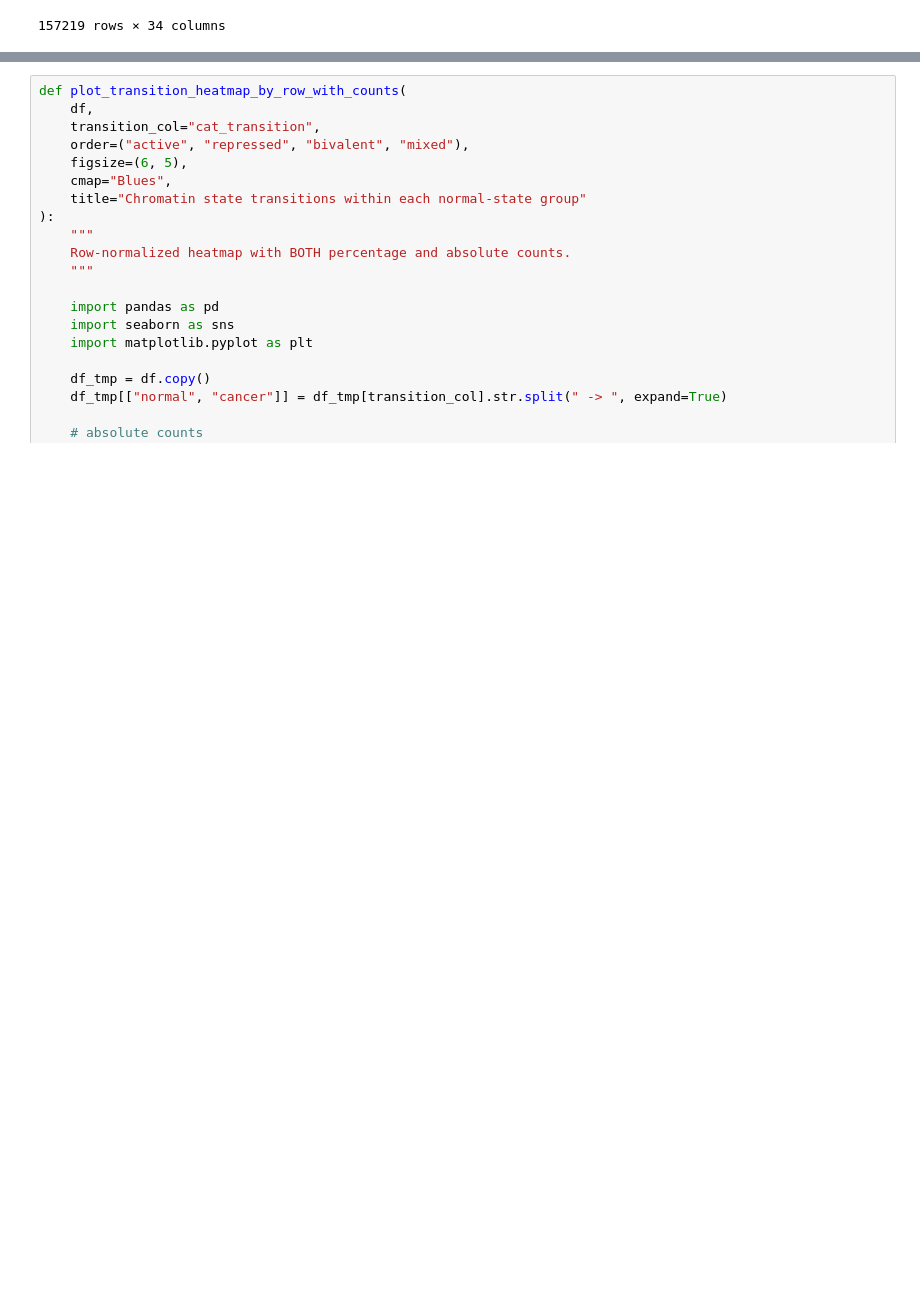
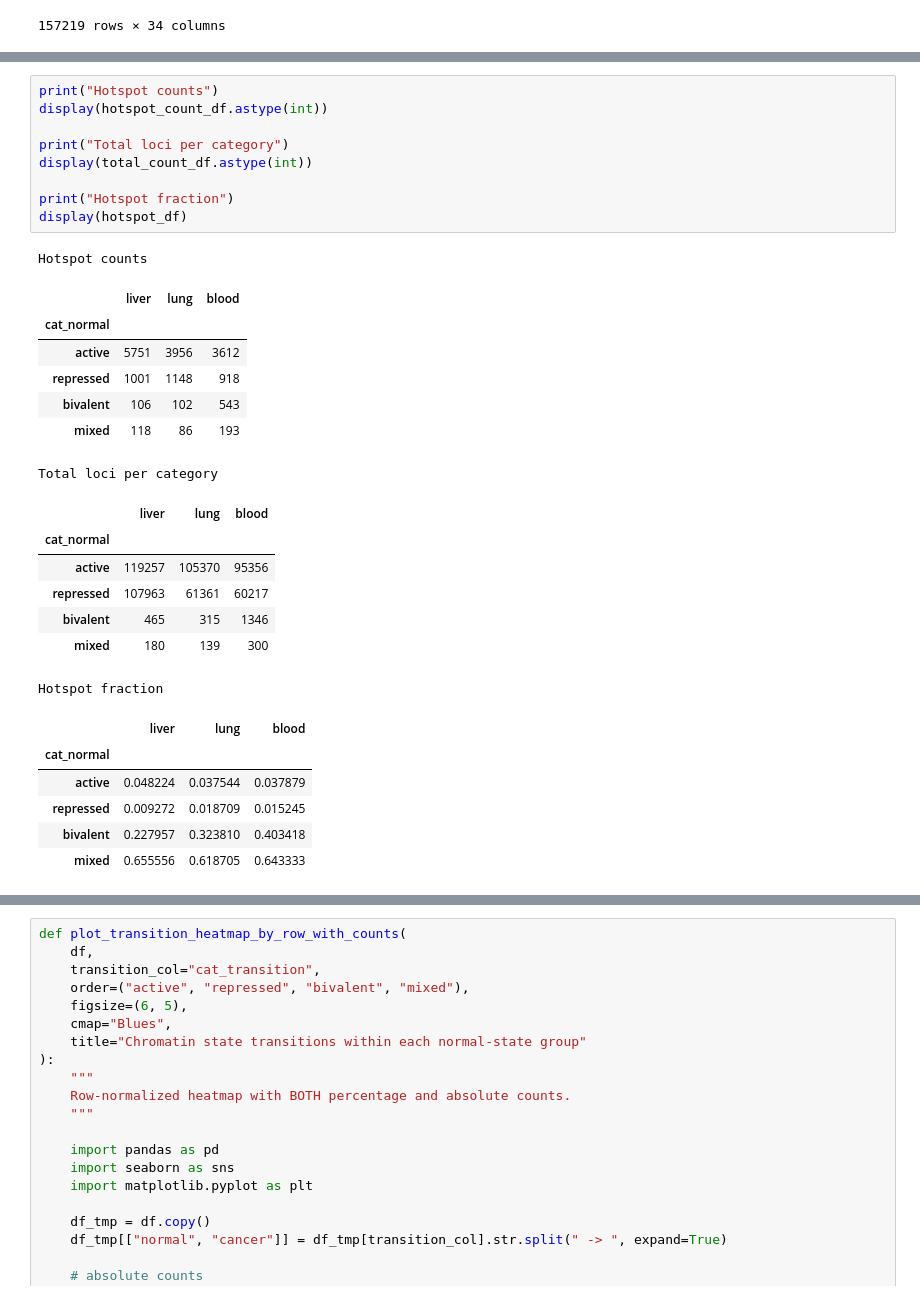
Before and after one commit to caocao0525/HERV, a Jupyter notebook: herv_util_clean.ipynb, the cells around one changed output, grey strips where cells are left out. Saved outputs shown, nothing was run; the diff lists cells and outputs as text; blank space fills up the shorter version.

```diff
--- a/herv_util_clean.ipynb
+++ b/herv_util_clean.ipynb
@@ -681,0 +742,31 @@ NORMAL CELLS
+# %%
+print("Hotspot counts")
+display(hotspot_count_df.astype(int))
+
+print("Total loci per category")
+display(total_count_df.astype(int))
+
+print("Hotspot fraction")
+display(hotspot_df)
+# %% [output]
+Hotspot counts
+|  | liver | lung | blood |
+| cat_normal |  |  |  |
+| active | 5751 | 3956 | 3612 |
+| repressed | 1001 | 1148 | 918 |
+| bivalent | 106 | 102 | 543 |
+| mixed | 118 | 86 | 193 |
+Total loci per category
+|  | liver | lung | blood |
+| cat_normal |  |  |  |
+| active | 119257 | 105370 | 95356 |
+| repressed | 107963 | 61361 | 60217 |
+| bivalent | 465 | 315 | 1346 |
+| mixed | 180 | 139 | 300 |
+Hotspot fraction
+|  | liver | lung | blood |
+| cat_normal |  |  |  |
+| active | 0.048224 | 0.037544 | 0.037879 |
+| repressed | 0.009272 | 0.018709 | 0.015245 |
+| bivalent | 0.227957 | 0.323810 | 0.403418 |
+| mixed | 0.655556 | 0.618705 | 0.643333 |
```
Also changed, not shown: parts of 3 cells of this notebook, 1 other file.
